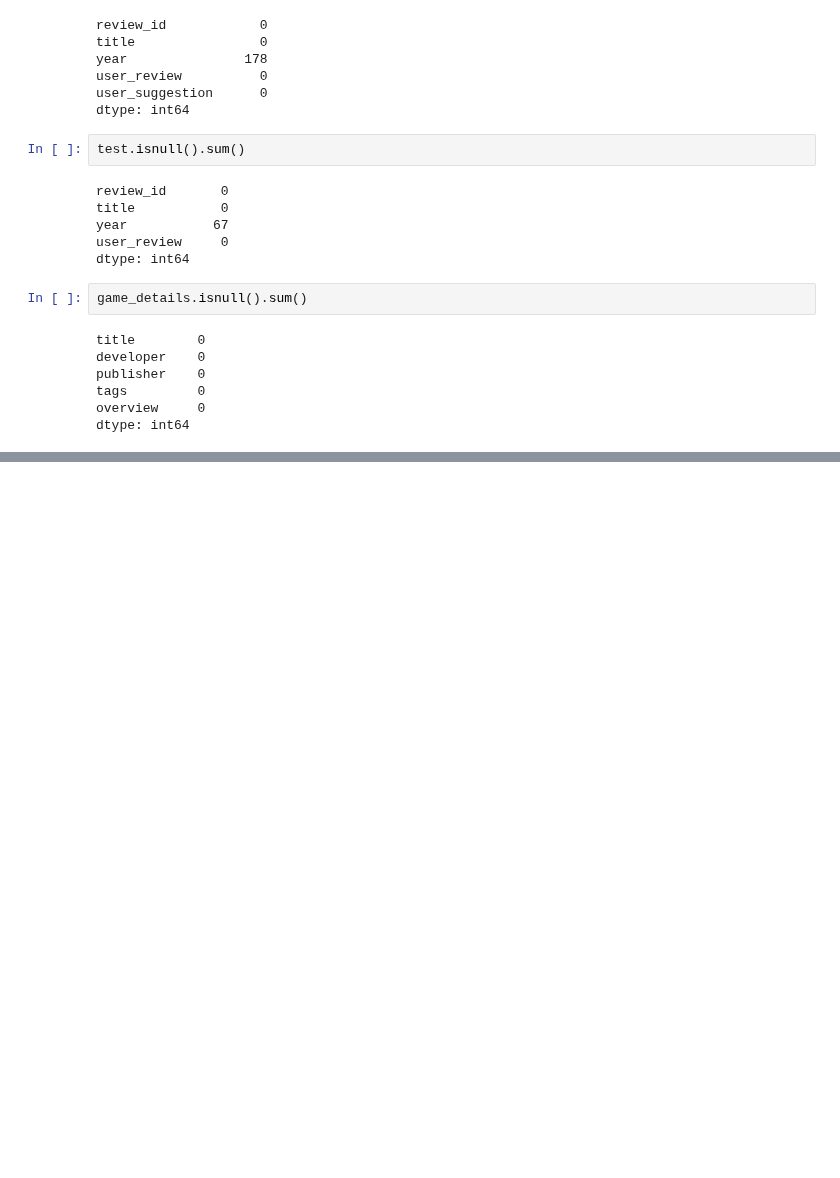
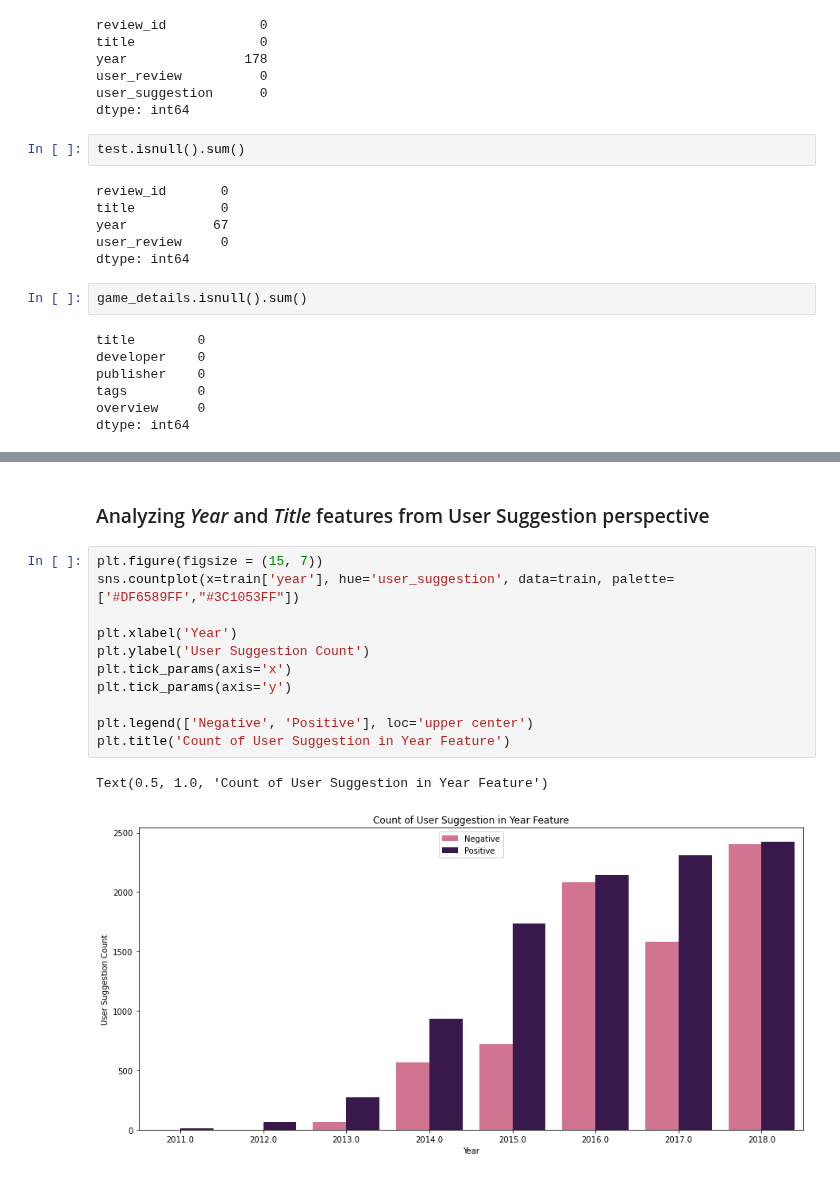
Before and after one commit to ralucaginga/ML-Projects, a Jupyter notebook: Steam Game User Suggestion/01. Exploratory Data Analysis.ipynb, the cells around one changed output, grey strips where cells are left out. Saved outputs shown, nothing was run; the diff lists cells and outputs as text; blank space fills up the shorter version.

```diff
--- a/Steam Game User Suggestion/01. Exploratory Data Analysis.ipynb
+++ b/Steam Game User Suggestion/01. Exploratory Data Analysis.ipynb
@@ -65,0 +77,16 @@ train
+# %% [markdown]
+### Analyzing *Year* and *Title* features from User Suggestion perspective
+# %%
+plt.figure(figsize = (15, 7))
+sns.countplot(x=train['year'], hue='user_suggestion', data=train, palette=['#DF6589FF',"#3C1053FF"])
+
+plt.xlabel('Year')
+plt.ylabel('User Suggestion Count')
+plt.tick_params(axis='x')
+plt.tick_params(axis='y')
+
+plt.legend(['Negative', 'Positive'], loc='upper center')
+plt.title('Count of User Suggestion in Year Feature')
+# %% [output]
+Text(0.5, 1.0, 'Count of User Suggestion in Year Feature')
+[figure, added]
```
Also changed, not shown: parts of 13 cells of this notebook.
